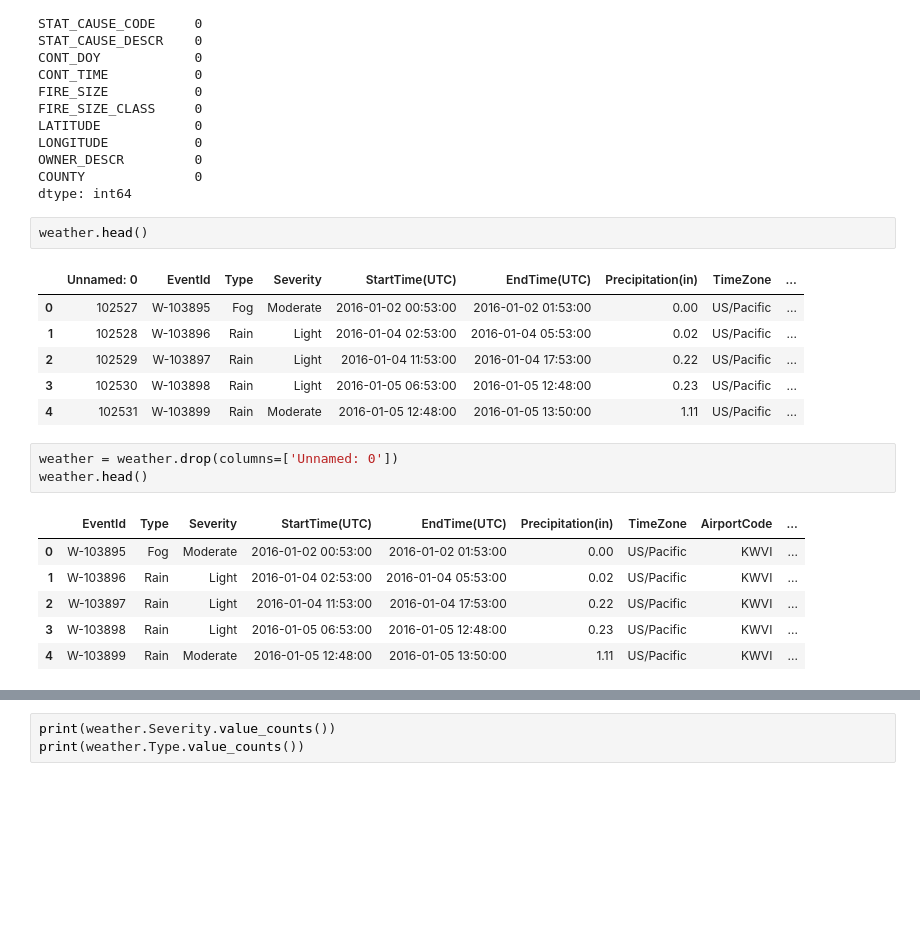
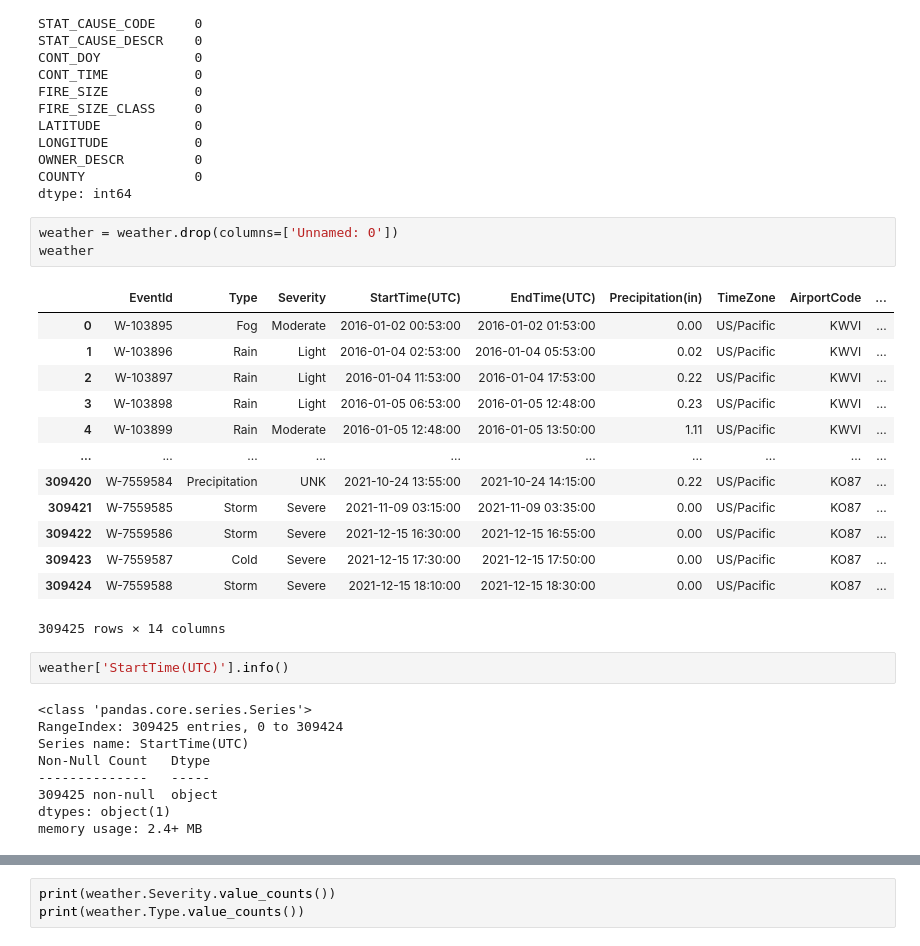
Before and after one commit to rommellp/wildfire_ca, a Jupyter notebook: code_visualizations/wildfires_vis.ipynb, the cells around one changed output, grey strips where cells are left out. Drawn from its saved outputs; the diff is of its cells as text; blank space fills up the shorter version.

```diff
--- a/code_visualizations/wildfires_vis.ipynb
+++ b/code_visualizations/wildfires_vis.ipynb
@@ -133,22 +179,31 @@ LONGITUDE           0
 OWNER_DESCR         0
 COUNTY              0
 dtype: int64
-# %%
-weather.head()
-# %% [output]
-|  | Unnamed: 0 | EventId | Type | Severity | StartTime(UTC) | EndTime(UTC) | Precipitation(in) | TimeZone | ... |
-| 0 | 102527 | W-103895 | Fog | Moderate | 2016-01-02 00:53:00 | 2016-01-02 01:53:00 | 0.00 | US/Pacific | ... |
-| 1 | 102528 | W-103896 | Rain | Light | 2016-01-04 02:53:00 | 2016-01-04 05:53:00 | 0.02 | US/Pacific | ... |
-| 2 | 102529 | W-103897 | Rain | Light | 2016-01-04 11:53:00 | 2016-01-04 17:53:00 | 0.22 | US/Pacific | ... |
-| 3 | 102530 | W-103898 | Rain | Light | 2016-01-05 06:53:00 | 2016-01-05 12:48:00 | 0.23 | US/Pacific | ... |
-| 4 | 102531 | W-103899 | Rain | Moderate | 2016-01-05 12:48:00 | 2016-01-05 13:50:00 | 1.11 | US/Pacific | ... |
 # %%
 weather = weather.drop(columns=['Unnamed: 0'])
-weather.head()
+weather
 # %% [output]
 |  | EventId | Type | Severity | StartTime(UTC) | EndTime(UTC) | Precipitation(in) | TimeZone | AirportCode | ... |
 | 0 | W-103895 | Fog | Moderate | 2016-01-02 00:53:00 | 2016-01-02 01:53:00 | 0.00 | US/Pacific | KWVI | ... |
 | 1 | W-103896 | Rain | Light | 2016-01-04 02:53:00 | 2016-01-04 05:53:00 | 0.02 | US/Pacific | KWVI | ... |
 | 2 | W-103897 | Rain | Light | 2016-01-04 11:53:00 | 2016-01-04 17:53:00 | 0.22 | US/Pacific | KWVI | ... |
 | 3 | W-103898 | Rain | Light | 2016-01-05 06:53:00 | 2016-01-05 12:48:00 | 0.23 | US/Pacific | KWVI | ... |
 | 4 | W-103899 | Rain | Moderate | 2016-01-05 12:48:00 | 2016-01-05 13:50:00 | 1.11 | US/Pacific | KWVI | ... |
+| ... | ... | ... | ... | ... | ... | ... | ... | ... | ... |
+| 309420 | W-7559584 | Precipitation | UNK | 2021-10-24 13:55:00 | 2021-10-24 14:15:00 | 0.22 | US/Pacific | KO87 | ... |
+| 309421 | W-7559585 | Storm | Severe | 2021-11-09 03:15:00 | 2021-11-09 03:35:00 | 0.00 | US/Pacific | KO87 | ... |
+| 309422 | W-7559586 | Storm | Severe | 2021-12-15 16:30:00 | 2021-12-15 16:55:00 | 0.00 | US/Pacific | KO87 | ... |
+| 309423 | W-7559587 | Cold | Severe | 2021-12-15 17:30:00 | 2021-12-15 17:50:00 | 0.00 | US/Pacific | KO87 | ... |
+| 309424 | W-7559588 | Storm | Severe | 2021-12-15 18:10:00 | 2021-12-15 18:30:00 | 0.00 | US/Pacific | KO87 | ... |
+309425 rows × 14 columns
+# %%
+weather['StartTime(UTC)'].info()
+# %% [output]
+<class 'pandas.core.series.Series'>
+RangeIndex: 309425 entries, 0 to 309424
+Series name: StartTime(UTC)
+Non-Null Count   Dtype
+--------------   -----
+309425 non-null  object
+dtypes: object(1)
+memory usage: 2.4+ MB
```
Also changed, not shown: parts of 18 cells of this notebook.
